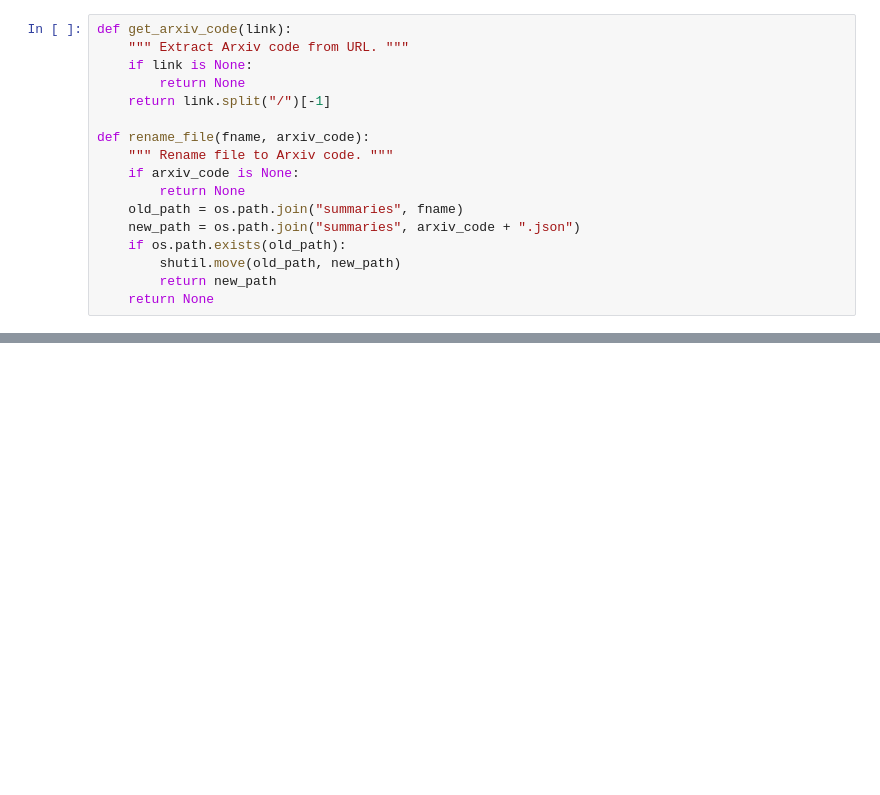
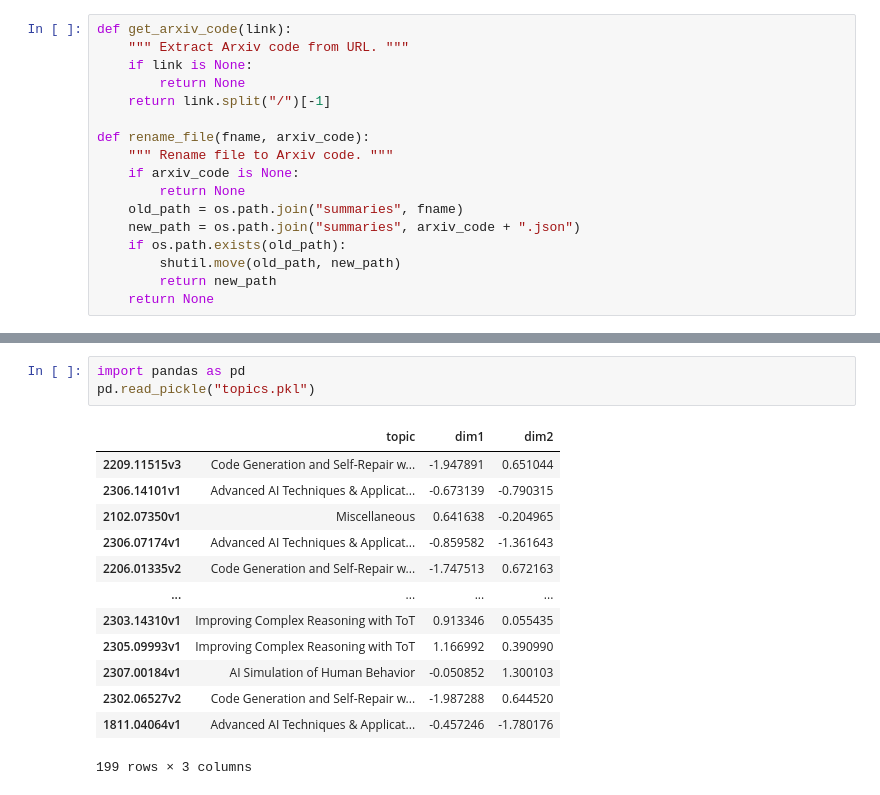
Before and after one commit to masta-g3/llmpedia, a Jupyter notebook: notebooks/clusters.ipynb, the cells around one changed output, grey strips where cells are left out. Saved outputs shown, nothing was run; the diff lists cells and outputs as text; blank space fills up the shorter version.

```diff
--- a/clusters.ipynb
+++ b/notebooks/clusters.ipynb
@@ -276,3 +283,20 @@ papers_df.head()
 | 2023_07_25_sungmin_001.json | 2023-07-25 | Large Language Models are Few-sho... | Sungmin Kang, Juyeon Yoon, Shin Yoo | Many automated test generation te... | {'headline': 'LIBRO: A Framework ... | {'headline': 'LIBRO Framework Enh... | USE CASES | The paper presents a novel approa... | ... |
 | 2023_07_24_jindong_001.json | 2023-07-24 | A Systematic Survey of Prompt Eng... | Jindong Gu, Zhen Han, Shuo Chen, ... | Prompt engineering is a technique... | {'headline': 'Comprehensive Surve... | {'headline': 'Prompt Engineering:... | PROMPTING | The paper provides a systematic s... | ... |
 | 2023_07_19_jiayu_001.json | 2023-07-19 | LongNet: Scaling Transformers to ... | Jiayu Ding, Shuming Ma, Li Dong, ... | Scaling sequence length has becom... | {'headline': 'LongNet: A Transfor... | {'headline': 'LongNet enables eff... | ARCHITECTURES | The introduction of LongNet and t... | ... |
+# %%
+import pandas as pd
+pd.read_pickle("topics.pkl")
+# %% [output]
+|  | topic | dim1 | dim2 |
+| 2209.11515v3 | Code Generation and Self-Repair w... | -1.947891 | 0.651044 |
+| 2306.14101v1 | Advanced AI Techniques & Applicat... | -0.673139 | -0.790315 |
+| 2102.07350v1 | Miscellaneous | 0.641638 | -0.204965 |
+| 2306.07174v1 | Advanced AI Techniques & Applicat... | -0.859582 | -1.361643 |
+| 2206.01335v2 | Code Generation and Self-Repair w... | -1.747513 | 0.672163 |
+| ... | ... | ... | ... |
+| 2303.14310v1 | Improving Complex Reasoning with ToT | 0.913346 | 0.055435 |
+| 2305.09993v1 | Improving Complex Reasoning with ToT | 1.166992 | 0.390990 |
+| 2307.00184v1 | AI Simulation of Human Behavior | -0.050852 | 1.300103 |
+| 2302.06527v2 | Code Generation and Self-Repair w... | -1.987288 | 0.644520 |
+| 1811.04064v1 | Advanced AI Techniques & Applicat... | -0.457246 | -1.780176 |
+199 rows × 3 columns
```
Also changed, not shown: parts of 2 cells of this notebook, 47 other files.
